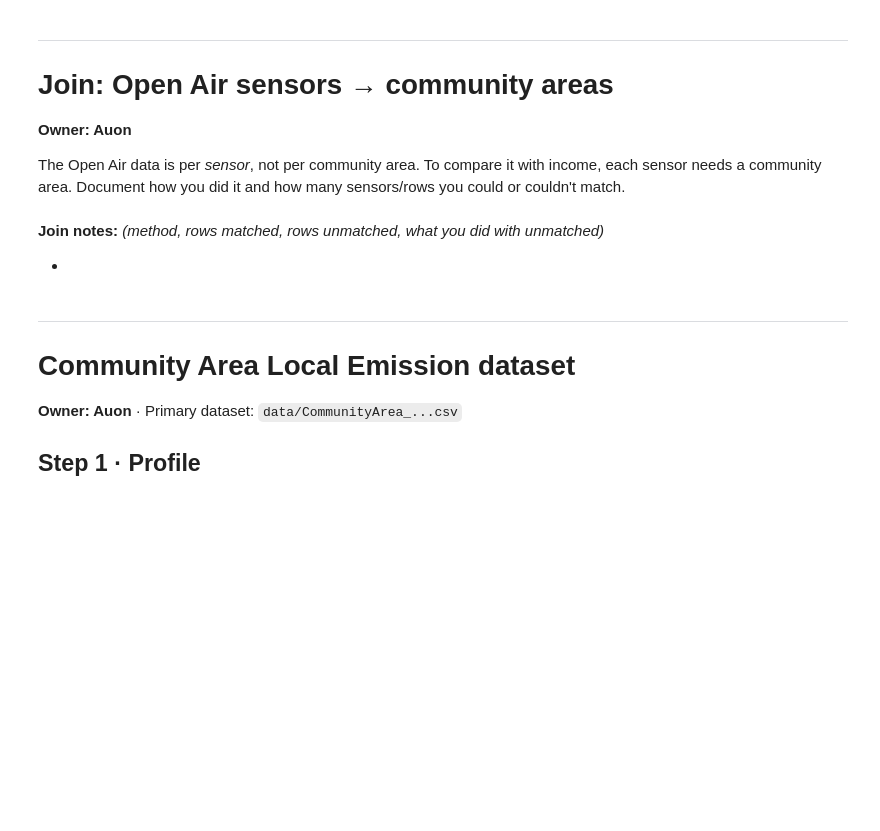
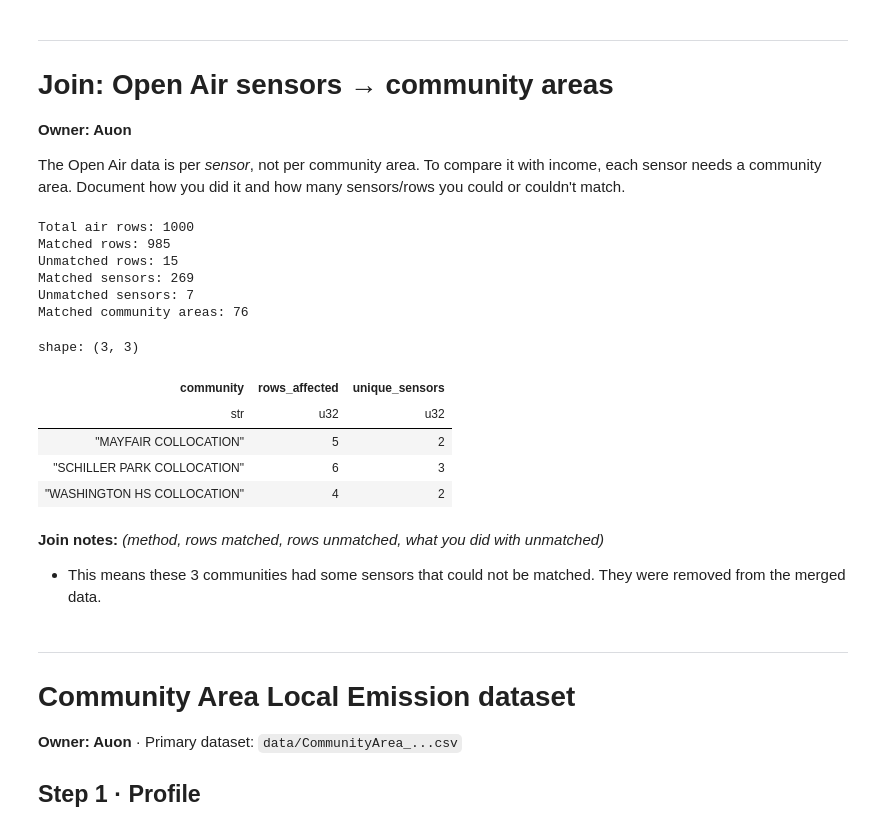
Before and after one commit to doctorplatypus/Socioeconomic-Health-Disparities, a Jupyter notebook: eda.ipynb, the cells around one changed output. Saved outputs shown, nothing was run; the diff lists cells and outputs as text; code cells hidden in the pictures; blank space fills up the shorter version.

```diff
--- a/eda.ipynb
+++ b/eda.ipynb
@@ -307,10 +439,74 @@ The Open Air data is per *sensor*, not per community area. To compare it with in
 Document how you did it and how many sensors/rows you could or couldn't match.
 # %%
 # Join code here. Print match counts (matched / unmatched sensors) so they're traceable.
+
+
+# STEP 1: Extract community names from sensor names.
+# Example: "Near West Side 7" becomes "NEAR WEST SIDE"
+
+air_join = air.with_columns(
+    pl.col("sensor_name")
+    .str.replace_all(r"\s+\d+$", "")
+    .str.to_uppercase()
+    .str.strip_chars()
+    .str.replace("O'HARE", "OHARE")
+    .alias("community")
+)
+
+# STEP 2: Standardize community names in the emissions data.
+
+emis_join = emis.with_columns(
+    pl.col("COMMUNITY")
+    .str.to_uppercase()
+    .str.strip_chars()
+    .alias("community")
+)
+
+# STEP 3: Join using the community names.
+
+joined = air_join.join(
+    emis_join.select(
+        "community", "INCOME", "ONROAD_CO2"
+    ),
+    on="community",
+    how="left"
+)
+
+# STEP 4: Check how much data matched.
+
+matched = joined.filter(pl.col("INCOME").is_not_null())
+unmatched = joined.filter(pl.col("INCOME").is_null())
+
+print("Total air rows:", air.height)
+print("Matched rows:", matched.height)
+print("Unmatched rows:", unmatched.height)
+print("Matched sensors:", matched["datasourceid"].n_unique())
+print("Unmatched sensors:", unmatched["datasourceid"].n_unique())
+print("Matched community areas:", matched["community"].n_unique())
+
+
+
+unmatched.group_by("community").agg(
+    pl.len().alias("rows_affected"),
+    pl.col("datasourceid").n_unique().alias("unique_sensors")
+).sort("community")
+# %% [output]
+Total air rows: 1000
+Matched rows: 985
+Unmatched rows: 15
+Matched sensors: 269
+Unmatched sensors: 7
+Matched community areas: 76
+shape: (3, 3)
+| community | rows_affected | unique_sensors |
+| str | u32 | u32 |
+| "MAYFAIR COLLOCATION" | 5 | 2 |
+| "SCHILLER PARK COLLOCATION" | 6 | 3 |
+| "WASHINGTON HS COLLOCATION" | 4 | 2 |
 # %% [markdown]
 **Join notes:** *(method, rows matched, rows unmatched, what you did with unmatched)*
 
--
+- This means these 3 communities had some sensors that could not be matched. They were removed from the merged data.
 # %% [markdown]
 ---
 # Community Area Local Emission dataset
```
Also changed, not shown: parts of 25 cells of this notebook.
